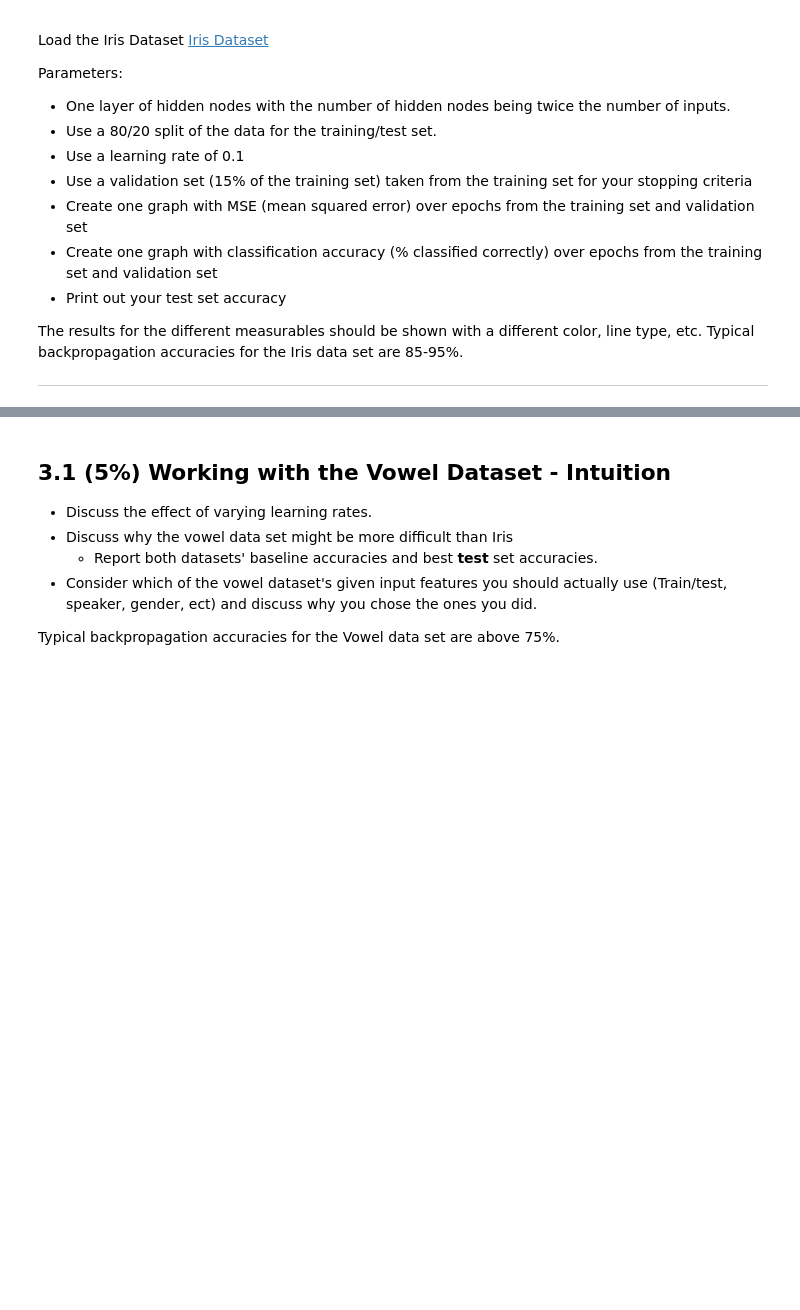
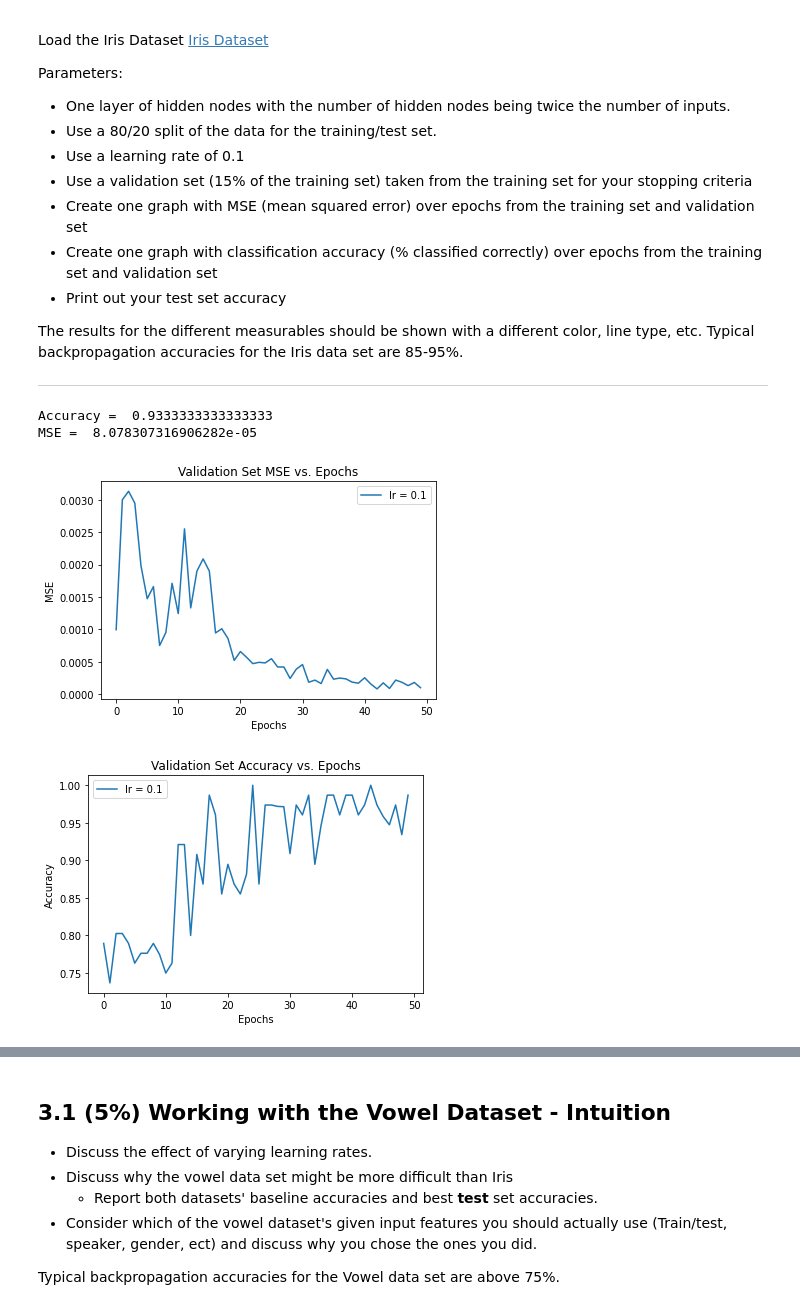
Before and after one commit to tjtyler/MachLearn_MultiLayerPerceptron_BackProp, a Jupyter notebook: lab_2_backprop.ipynb, the cells around one changed output, grey strips where cells are left out. Drawn from its saved outputs; the diff is of its cells as text; code cells hidden in the pictures; blank space fills up the shorter version.

```diff
--- a/lab_2_backprop.ipynb
+++ b/lab_2_backprop.ipynb
@@ -137,3 +112,7 @@ The nets at the 4 hidden nodes are found by doing this:
 
 $\begin{bmatrix} x_{1} & x_{2} & b_{3} \end{bmatrix}$ $\begin{bmatrix} w_{14} & w_{15} & w_{16} & w_{17} \\ w_{24} & w_{25} & w_{26} & w_{27} \\
 w_{34} & w_{35} & w_{36} & w_{37}\end{bmatrix}$
+# %%
+def sigmoid(net):
+  """The sigmoid function."""
+  return 1.0/(1.0+np.exp(-net))
@@ -536,3 +621,54 @@ The results for the different measurables should be shown with a different color
+# %%
+# Iris Classification
+# Load evaluation data
+raw_data = loadarff('/content/drive/MyDrive/School/CS_472_MachLearning/labs/lab2_backpropagation/data/iris.arff')
+df_data = pd.DataFrame(raw_data[0])
+
+np_arr = df_data.to_numpy() #cast dataframe to numpy array
+np_arr[np_arr == b'Iris-setosa'] = 0
+np_arr[np_arr == b'Iris-versicolor'] = 1
+np_arr[np_arr == b'Iris-virginica'] = 2
+
+training_data_OG, test_data = getSplit(np_arr, .8)
+
+cutoff = np_arr.shape[1] - 1 #the index to split the X and y arrays
+
+X = np_arr[:,:cutoff]
+y_2D = np_arr[:,cutoff:]
+
+X_testing = test_data[:,:cutoff]
+y_testing = test_data[:,cutoff:]
+
+# Train on evaluation data
+mlp = MLP(arch=[4,8,3],epochs=50,lr=0.1,momentum=0.5,shuffle=False)
+mlp.fit(X=X,y=y_2D,epochs_no_change=15,tol=0.0001,default_wts=True,scoreMSE=True,combined_array=training_data_OG)
+# Print weights
+print('Accuracy = ', mlp.score(X_testing,y_testing))
+print('MSE = ', mlp.score_mse(X_testing, y_testing))
+
+
+xAxis = list(range(0,len(mlp.get_MSEs())))
+yAxis = mlp.get_MSEs()
+plt.plot(xAxis,yAxis,label='lr = 0.1')
+plt.title('Validation Set MSE vs. Epochs')
+plt.xlabel('Epochs')
+plt.ylabel('MSE')
+plt.legend()
+plt.show()
+
+xAxis = list(range(0,len(mlp.get_accuracies())))
+yAxis = mlp.get_accuracies()
+plt.plot(xAxis,yAxis,label='lr = 0.1')
+plt.title('Validation Set Accuracy vs. Epochs')
+plt.xlabel('Epochs')
+plt.ylabel('Accuracy')
+plt.legend()
+plt.show()
+# %% [output]
+Accuracy =  0.9333333333333333
+MSE =  8.078307316906282e-05
+[figure, added]
+[figure, added]
 # %% [markdown]
 ## 3. (10%) Working with the Vowel Dataset - Learning Rate
 
```
Also changed, not shown: parts of 11 cells of this notebook.
